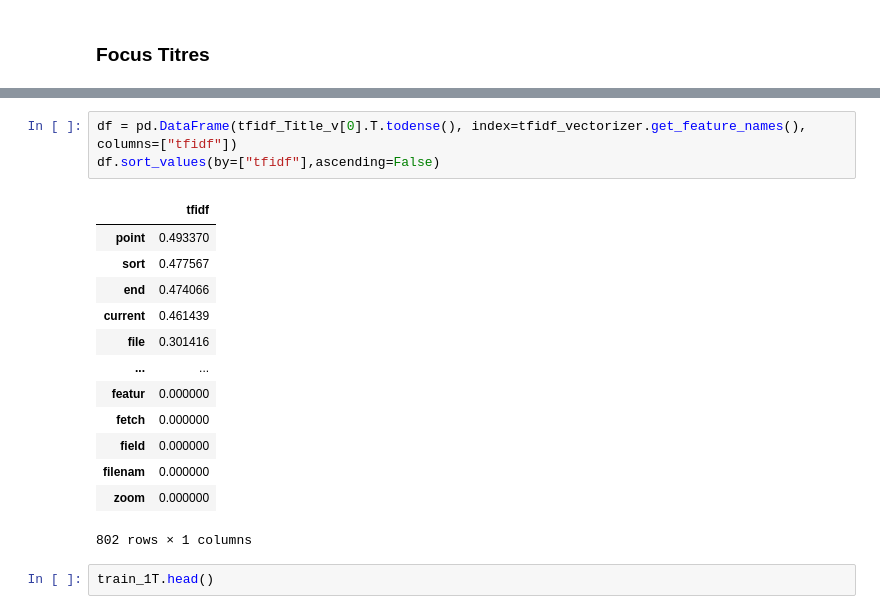
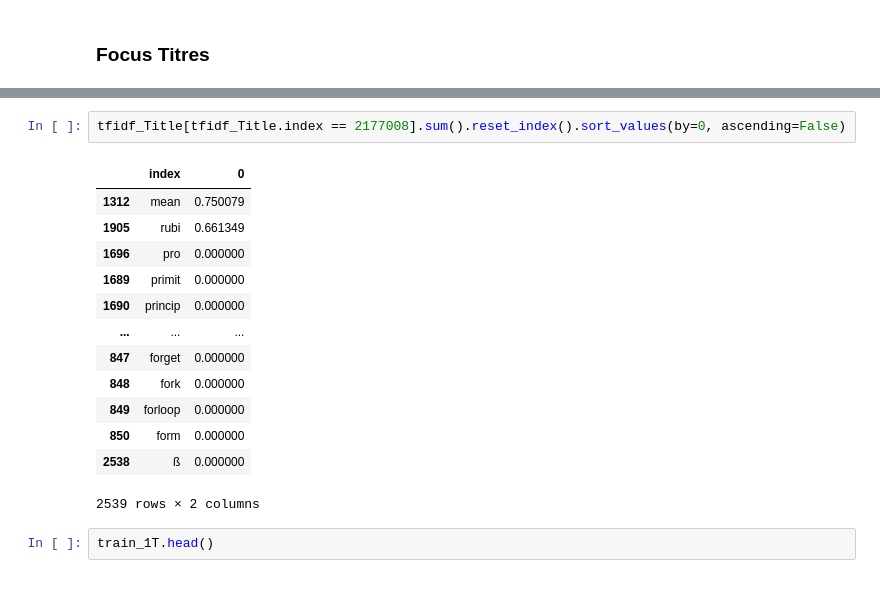
Before and after one commit to FKO78/OC-ds-p6, a Jupyter notebook: P6_Catégorisez_automatiquement_des_questions.ipynb, the cells around one changed output, grey strips where cells are left out. Cells and saved outputs as stored; diff of their text form.

```diff
--- a/P6_Catégorisez_automatiquement_des_questions.ipynb
+++ b/P6_Catégorisez_automatiquement_des_questions.ipynb
@@ -321,20 +321,19 @@ tfidf_Title.head()
-# %%
-df = pd.DataFrame(tfidf_Title_v[0].T.todense(), index=tfidf_vectorizer.get_feature_names(), columns=["tfidf"])
-df.sort_values(by=["tfidf"],ascending=False)
-# %% [output]
-|  | tfidf |
-| point | 0.493370 |
-| sort | 0.477567 |
-| end | 0.474066 |
-| current | 0.461439 |
-| file | 0.301416 |
-| ... | ... |
-| featur | 0.000000 |
-| fetch | 0.000000 |
-| field | 0.000000 |
-| filenam | 0.000000 |
-| zoom | 0.000000 |
-802 rows × 1 columns
+# %%
+tfidf_Title[tfidf_Title.index == 2177008].sum().reset_index().sort_values(by=0, ascending=False)
+# %% [output]
+|  | index | 0 |
+| 1312 | mean | 0.750079 |
+| 1905 | rubi | 0.661349 |
+| 1696 | pro | 0.000000 |
+| 1689 | primit | 0.000000 |
+| 1690 | princip | 0.000000 |
+| ... | ... | ... |
+| 847 | forget | 0.000000 |
+| 848 | fork | 0.000000 |
+| 849 | forloop | 0.000000 |
+| 850 | form | 0.000000 |
+| 2538 | ß | 0.000000 |
+2539 rows × 2 columns
 # %%
 train_1T.head()
 # %% [output]
```
Also changed, not shown: parts of 17 cells of this notebook.
